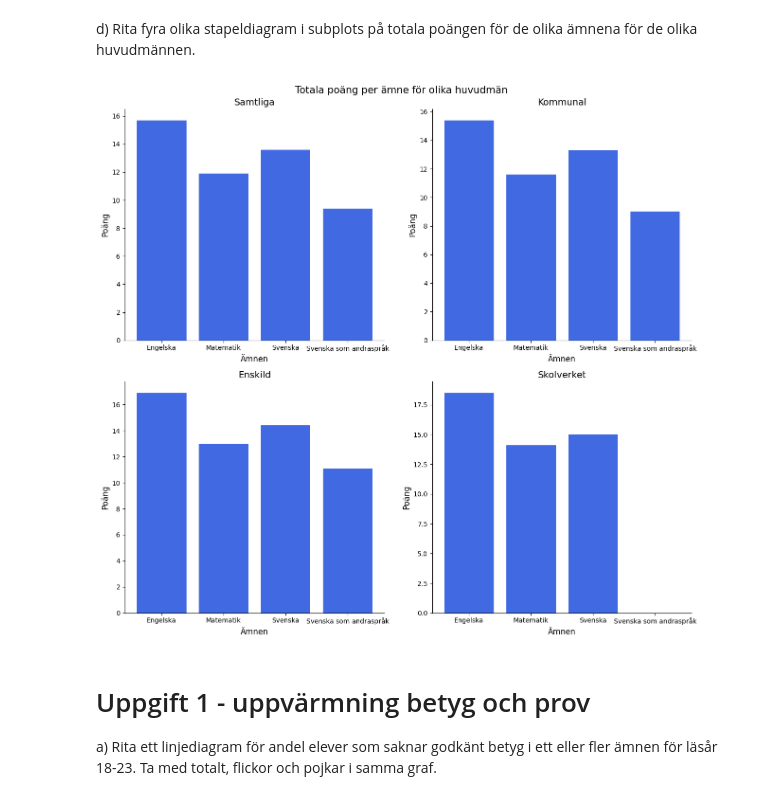
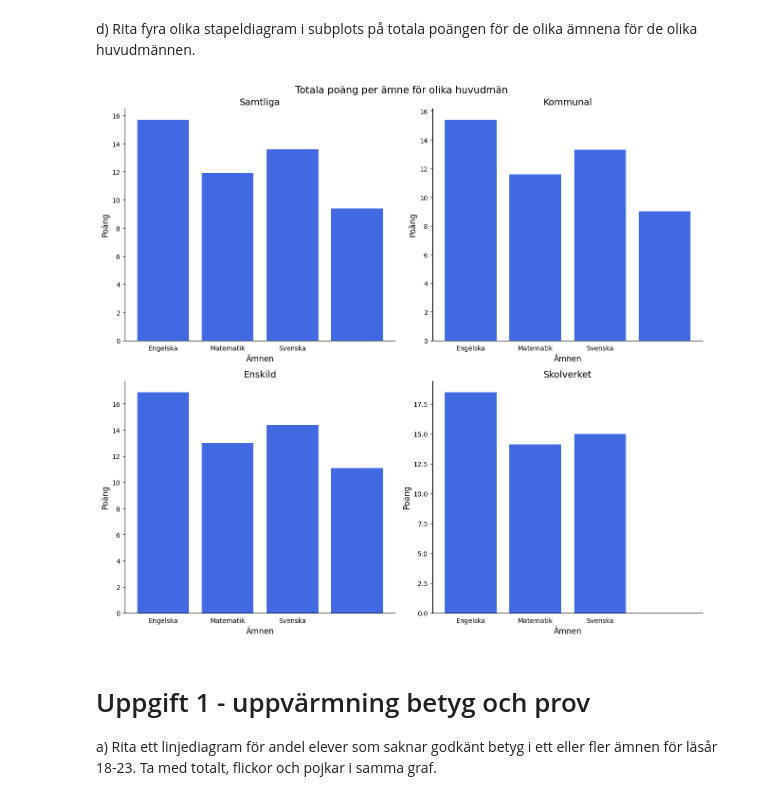
Before and after one commit to LouiseLuoto/Python-Louise-Luoto-OPA23, a Jupyter notebook: Laboration2/code.ipynb, the cells around one changed output. Drawn from its saved outputs; the diff is of its cells as text; code cells hidden in the pictures.

Commit message:
working on subplot and removing tick marks

```diff
--- a/Laboration2/code.ipynb
+++ b/Laboration2/code.ipynb
@@ -111,34 +111,39 @@ def plot_subplots(df_dict):
 
     fig, ax = plt.subplots(2, 2, figsize=(13, 12))
     fig.suptitle("Totala poäng per ämne för olika huvudmän", fontsize=15)
 
     for i, h in enumerate(principals):
         total_points = []
         for subject in subjects:
             if subject != "Rapportbeskrivning och def.":
                 try:
                     df_huvudman = df_dict[subject][df_dict[subject]["Huvudman"] == h]
                     total_point = float(df_huvudman.iloc[0]["Totalt (poäng)"])
                     total_points.append(total_point)
                 except (ValueError, KeyError, IndexError):
                     total_points.append(0)
 
         row = i // 2
         col = i % 2
 
         ax[row, col].bar(subjects[:-1], total_points, color="royalblue")
         ax[row, col].set_title(f'{h}', fontsize=14)
+        if "Svenska som andraspråk" in subjects:
+            ax[row, col].tick_params(axis="x", which="both", bottom=False)
+            for label in ax[row, col].get_xticklabels():
+                if label.get_text() not in ["Engelska", "Matematik", "Svenska"]:
+                    label.set_visible(False)
         ax[row, col].set_ylabel("Poäng", fontsize=12)
         ax[row, col].set_xlabel("Ämnen", fontsize=12)
         ax[row, col].tick_params(axis="x", rotation=0)
         ax[row, col].spines[["top", "right"]].set_visible(False)
 
     plt.tight_layout(rect=[0, 0, 1, 1])
     plt.show()
 
 plot_subplots(df_riket)
 # %% [output]
-[figure, old version]
+[figure, new version]
 # %% [markdown]
 # Uppgift 1 - uppvärmning betyg och prov
 a) Rita ett linjediagram för andel elever som saknar godkänt betyg i ett eller fler ämnen för läsår 18-23. Ta med totalt,
```
